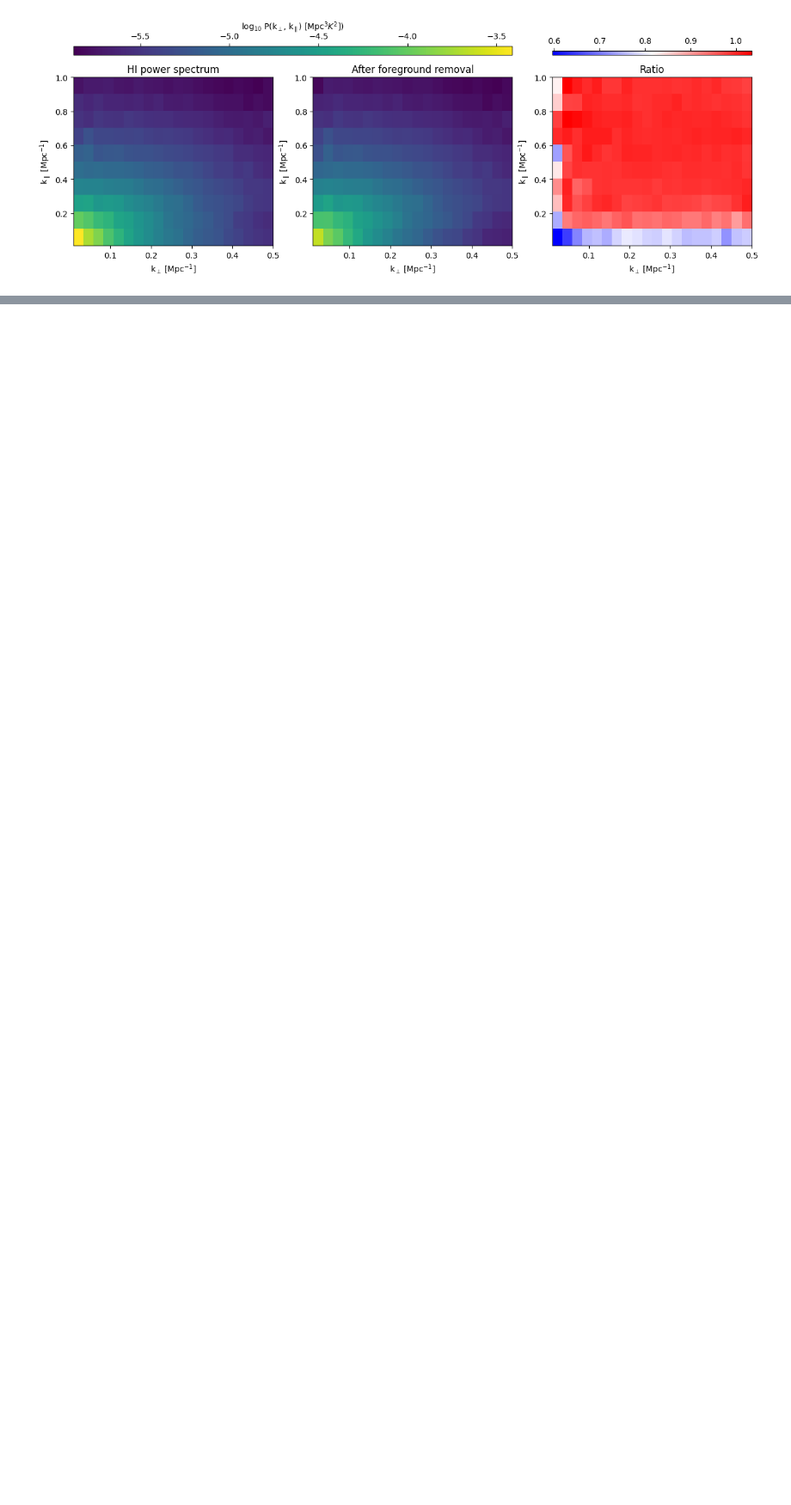
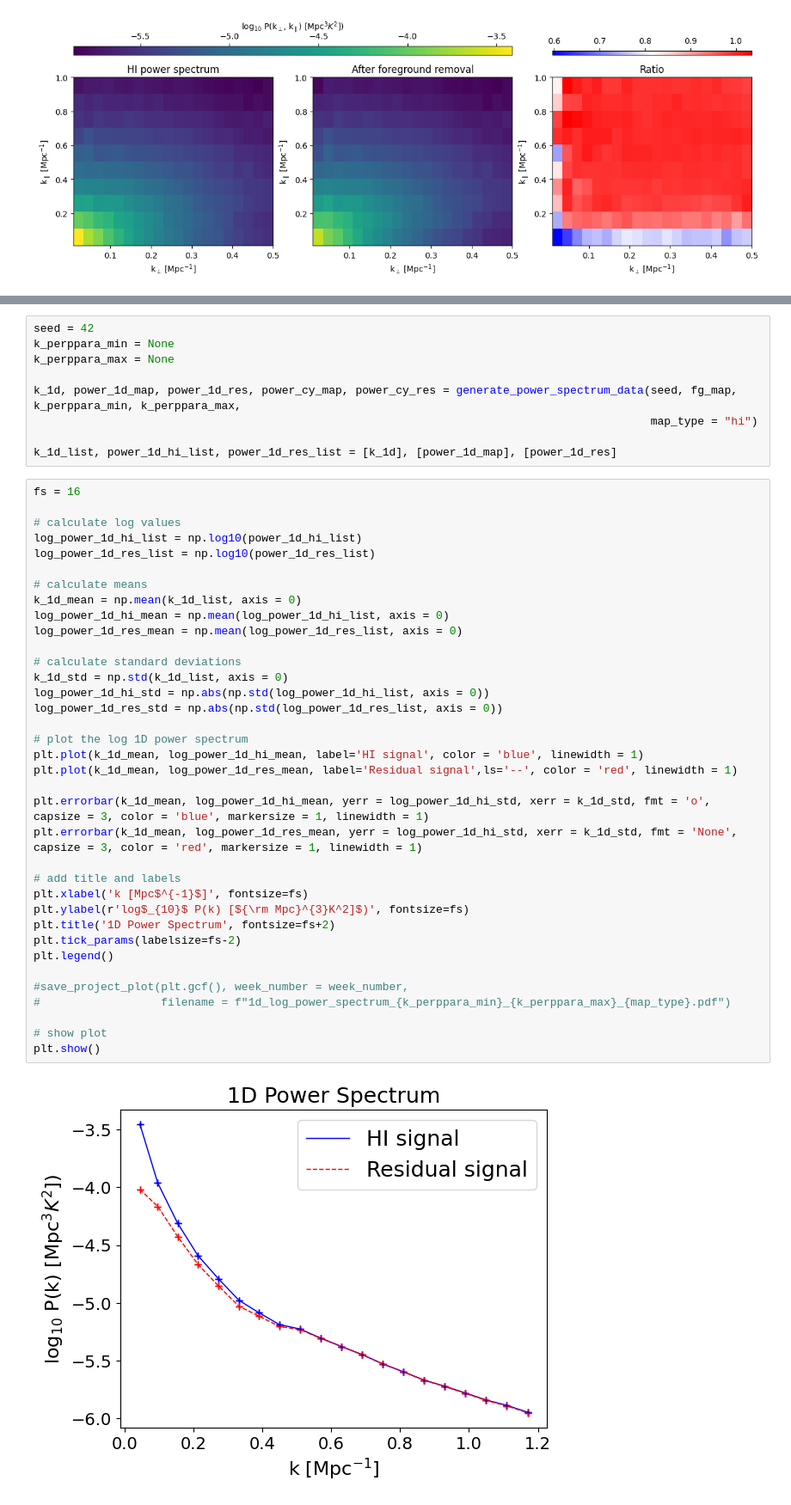
Before and after one commit to grxcetait/senior_honours_project, a Jupyter notebook: notebooks/week3/notebook_2.ipynb, the cells around one changed output, grey strips where cells are left out. Shown at 86% size. Cells and saved outputs as stored; diff of their text form; blank space fills up the shorter version.

```diff
--- a/notebooks/week3/notebook_2.ipynb
+++ b/notebooks/week3/notebook_2.ipynb
@@ -859,0 +883,47 @@ foreground_removal_1d_and_cylindrical_power_spectrum(save_plot = False, week_num
+# %%
+seed = 42
+k_perppara_min = None
+k_perppara_max = None
+
+k_1d, power_1d_map, power_1d_res, power_cy_map, power_cy_res = generate_power_spectrum_data(seed, fg_map, k_perppara_min, k_perppara_max,
+                                                                                            map_type = "hi")
+
+k_1d_list, power_1d_hi_list, power_1d_res_list = [k_1d], [power_1d_map], [power_1d_res]
+# %%
+fs = 16
+
+# calculate log values
+log_power_1d_hi_list = np.log10(power_1d_hi_list)
+log_power_1d_res_list = np.log10(power_1d_res_list)
+
+# calculate means
+k_1d_mean = np.mean(k_1d_list, axis = 0)
+log_power_1d_hi_mean = np.mean(log_power_1d_hi_list, axis = 0)
+log_power_1d_res_mean = np.mean(log_power_1d_res_list, axis = 0)
+
+# calculate standard deviations
+k_1d_std = np.std(k_1d_list, axis = 0)
+log_power_1d_hi_std = np.abs(np.std(log_power_1d_hi_list, axis = 0))
+log_power_1d_res_std = np.abs(np.std(log_power_1d_res_list, axis = 0))
+
+# plot the log 1D power spectrum
+plt.plot(k_1d_mean, log_power_1d_hi_mean, label='HI signal', color = 'blue', linewidth = 1)
+plt.plot(k_1d_mean, log_power_1d_res_mean, label='Residual signal',ls='--', color = 'red', linewidth = 1)
+
+plt.errorbar(k_1d_mean, log_power_1d_hi_mean, yerr = log_power_1d_hi_std, xerr = k_1d_std, fmt = 'o', capsize = 3, color = 'blue', markersize = 1, linewidth = 1)
+plt.errorbar(k_1d_mean, log_power_1d_res_mean, yerr = log_power_1d_hi_std, xerr = k_1d_std, fmt = 'None', capsize = 3, color = 'red', markersize = 1, linewidth = 1)
+
+# add title and labels
+plt.xlabel('k [Mpc$^{-1}$]', fontsize=fs)
+plt.ylabel(r'log$_{10}$ P(k) [${\rm Mpc}^{3}K^2]$)', fontsize=fs)
+plt.title('1D Power Spectrum', fontsize=fs+2)
+plt.tick_params(labelsize=fs-2)
+plt.legend()
+
+#save_project_plot(plt.gcf(), week_number = week_number,
+#                  filename = f"1d_log_power_spectrum_{k_perppara_min}_{k_perppara_max}_{map_type}.pdf")
+
+# show plot
+plt.show()
+# %% [output]
+[figure, added]
```
Also changed, not shown: parts of 64 cells of this notebook, 36 other files.
